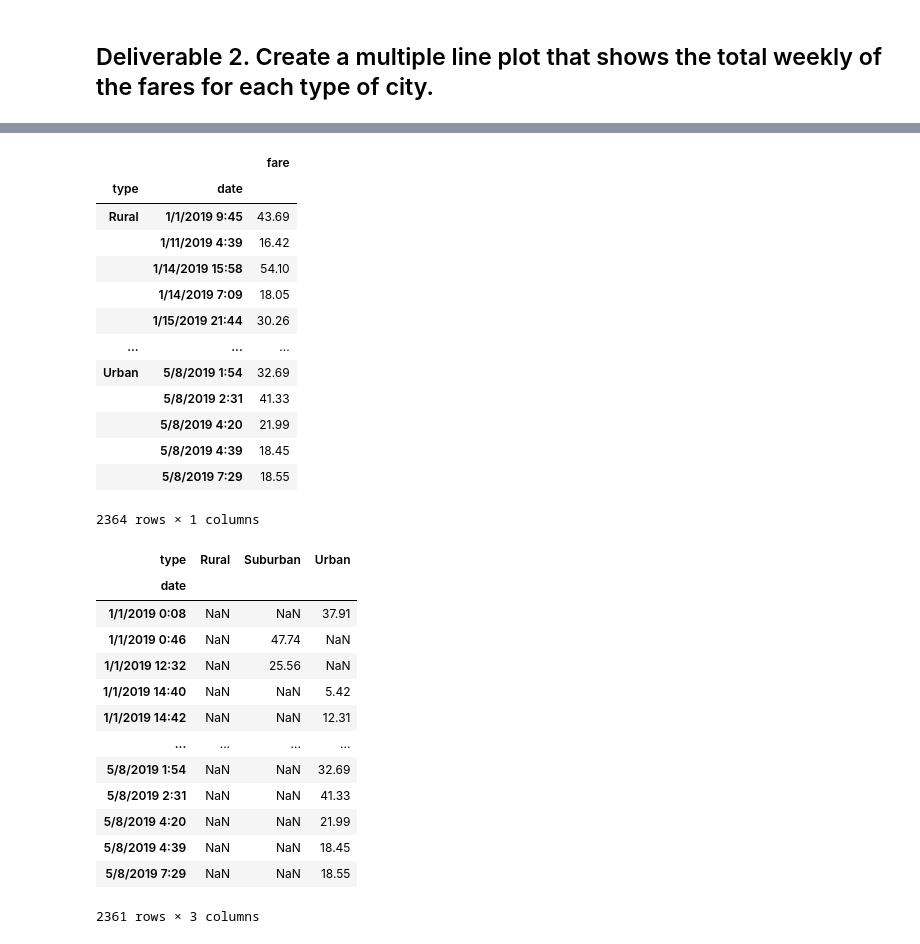
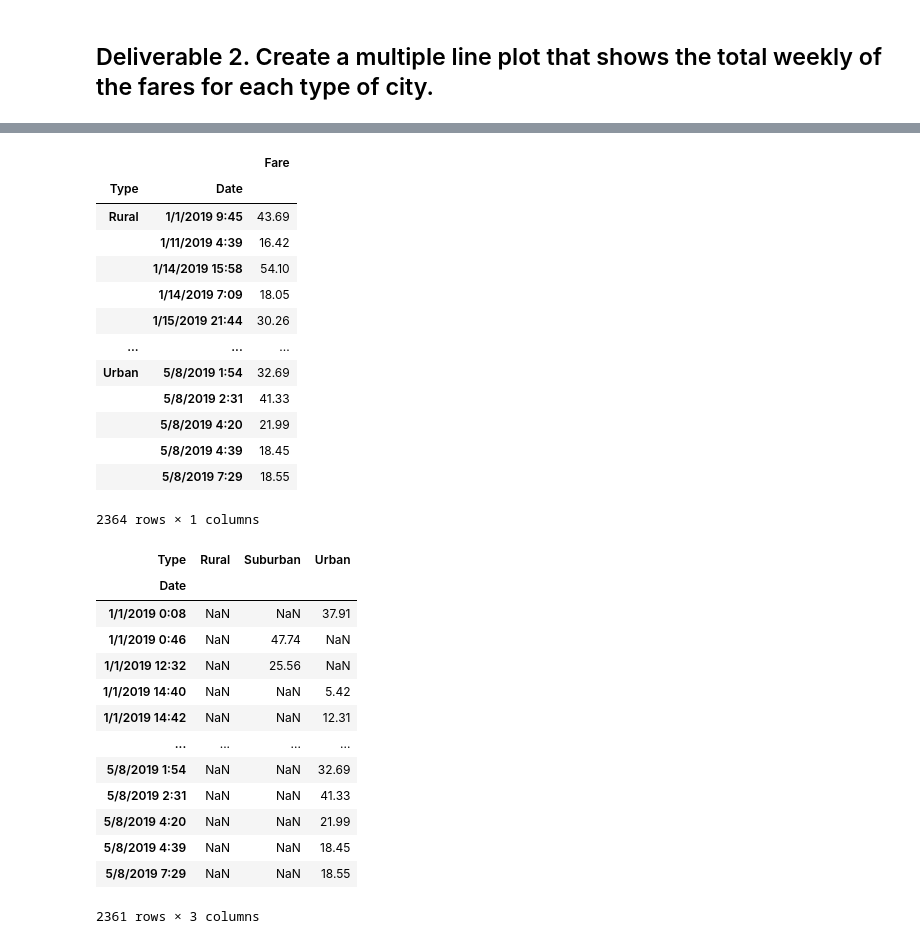
Before and after one commit to boborodono/Pyber_Analysis, a Jupyter notebook: PyBer_Challenge.ipynb, the cells around one changed output, grey strips where cells are left out. Cells and saved outputs as stored; diff of their text form; code cells hidden in the pictures.

```diff
--- a/PyBer_Challenge.ipynb
+++ b/PyBer_Challenge.ipynb
@@ -122,0 +113,10 @@ pyber_data_df
+# %%
+# 1. Read the merged DataFrame and rename columns
+pyber_data_df = pyber_data_df.rename(columns =
+                                    {"city": "City",
+                                    'date': 'Date',
+                                    'fare': 'Fare',
+                                    'ride_id':'Ride ID',
+                                    'driver_count':'Ride Count',
+                                    'type':'Type'})
+pyber_data_df
@@ -123,11 +137,11 @@ pyber_data_df
 # %%
 # 2. Using groupby() to create a new DataFrame showing the sum of the fares
 #  for each date where the indices are the city type and date.
-fares_sum_df = pyber_data_df.groupby(["type", "date"]).sum()[["fare"]]
+fares_sum_df = pyber_data_df.groupby(["Type", "Date"]).sum()[["Fare"]]
 fares_sum_df
 # %% [output]
-|  |  | fare |
-| type | date |  |
+|  |  | Fare |
+| Type | Date |  |
 | Rural | 1/1/2019 9:45 | 43.69 |
 |  | 1/11/2019 4:39 | 16.42 |
 |  | 1/14/2019 15:58 | 54.10 |
@@ -147,10 +161,11 @@ fares_sum_df = fares_sum_df.reset_index()
 # %%
 # 4. Create a pivot table with the 'date' as the index, the columns ='type', and values='fare'
 # to get the total fares for each type of city by the date.
-fares_sum_df.pivot(index = 'date', columns = 'type', values = 'fare')
+fares_pivot_df = fares_sum_df.pivot(index = 'Date', columns = 'Type', values = 'Fare')
+fares_pivot_df
 # %% [output]
-| type | Rural | Suburban | Urban |
-| date |  |  |  |
+| Type | Rural | Suburban | Urban |
+| Date |  |  |  |
 | 1/1/2019 0:08 | NaN | NaN | 37.91 |
 | 1/1/2019 0:46 | NaN | 47.74 | NaN |
 | 1/1/2019 12:32 | NaN | 25.56 | NaN |
```
Also changed, not shown: parts of 13 cells of this notebook, 2 other files.
